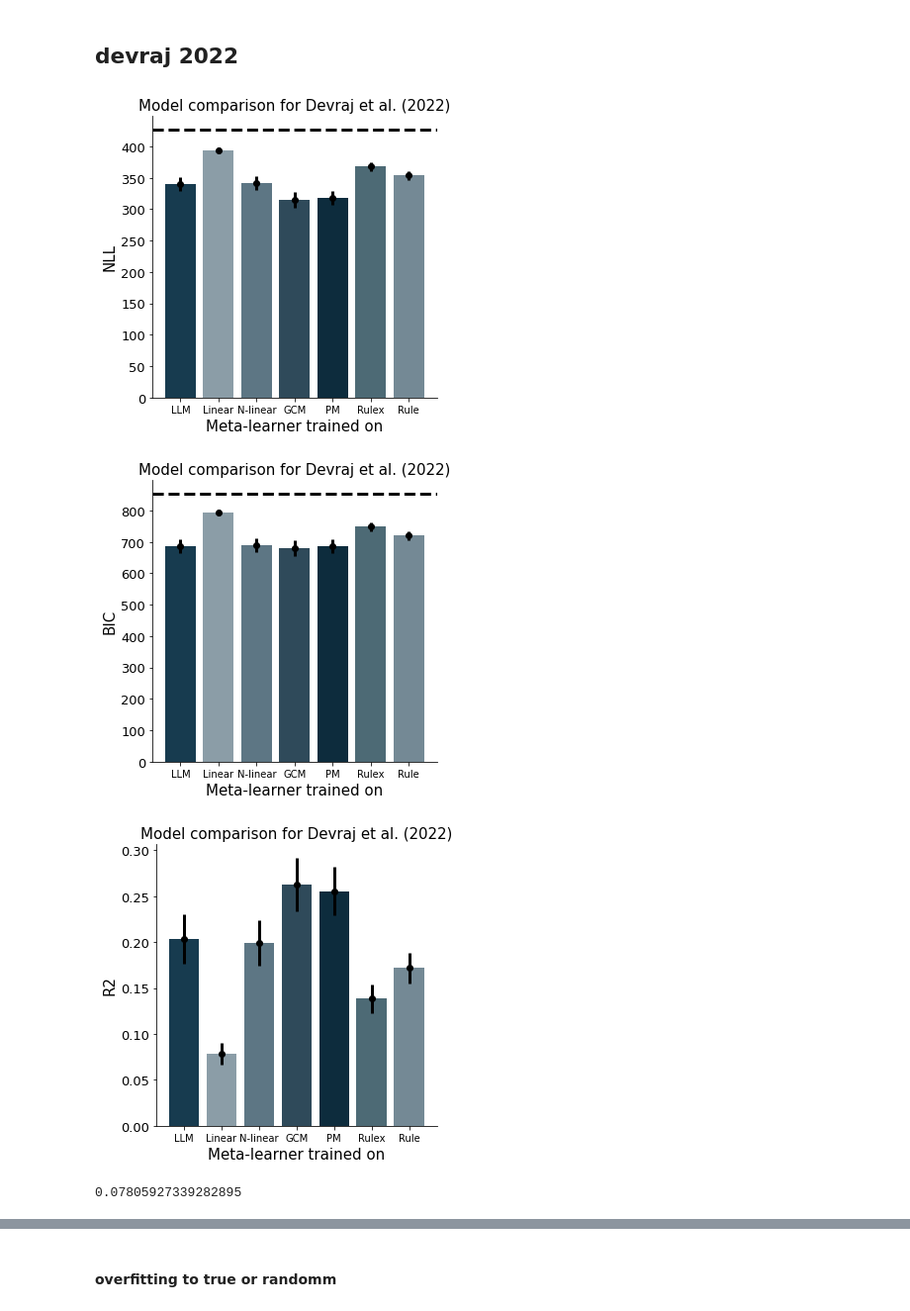
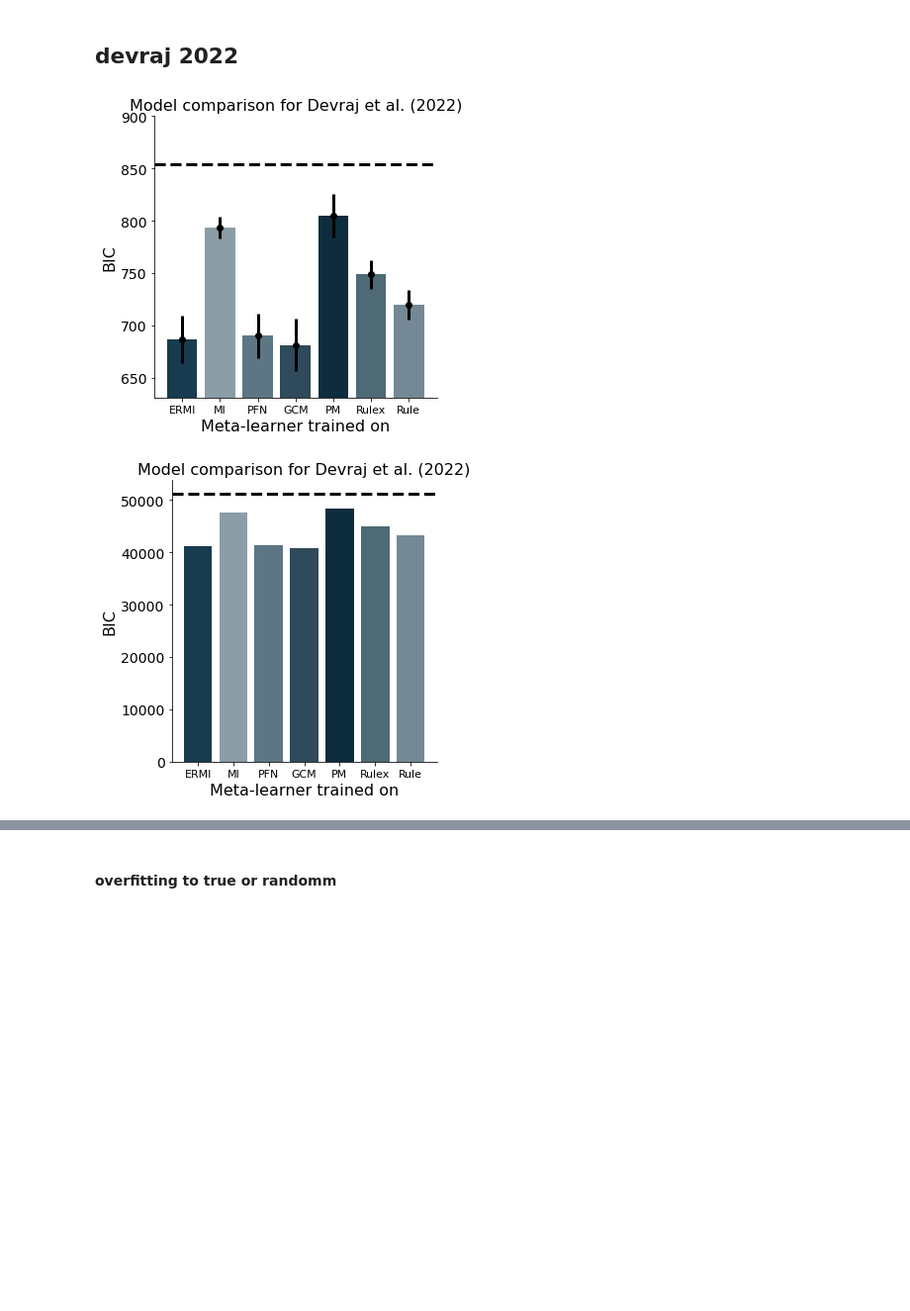
Before and after one commit to akjagadish/vanilla-llama, a Jupyter notebook: categorisation/notebooks/model_comparison.ipynb, the cells around one changed output, grey strips where cells are left out. Shown at 99% size. Cells and saved outputs as stored; diff of their text form; code cells hidden in the pictures; blank space fills up the shorter version.

```diff
--- a/categorisation/notebooks/model_comparison.ipynb
+++ b/categorisation/notebooks/model_comparison.ipynb
@@ -93,7 +127,7 @@ models = ['devraj2022_env=claude_generated_tasks_paramsNA_dim6_data500_tasks1291
           'devraj2022_rulex_runs=1_iters=1_blocks=1_loss=nll_exception=True', \
           'devraj2022_rulex_runs=1_iters=1_blocks=1_loss=nll_exception=False',
          ]
-
+task_name = 'Devraj et al. (2022)'
 # models = [model + "_true" for model in models]
 # models = [model + "_random" for model in models]
 
@@ -138,66 +172,82 @@ for model_name in models:
     bics.append(bic)
 
 num_participants = len(nlls[0])
-MODELS = ['LLM', 'Linear', 'N-linear', 'GCM', 'PM', 'Rulex', 'Rule']
+MODELS = ['ERMI', 'MI', 'PFN', 'GCM', 'PM', 'Rulex', 'Rule']
 MODELS = MODELS[:len(nlls)]
 # set colors depending on number of models in MODELS
 colors = ['#173b4f', '#8b9da7', '#5d7684', '#2f4a5a', '#0d2c3d', '#4d6a75', '#748995']
 # compare mean nlls across models in a bar plot
-f, ax = plt.subplots(1, 1, figsize=(5,5))
-bar_positions = np.arange(len(nlls))*0.5
-ax.bar(bar_positions, np.array(nlls).mean(1), color=colors, width=0.4)
-ax.errorbar(bar_positions, np.array(nlls).mean(1), yerr=np.array(nlls).std(1)/np.sqrt(num_participants-1), c='k', lw=3, fmt="o")
-# add chance level line for 616 trials with binary choices
-ax.axhline(y=-np.log(0.5)*num_trials, color='k', linestyle='--', lw=3)
-ax.set_xlabel('Meta-learner trained on', fontsize=FONTSIZE)
-ax.set_ylabel('NLL', fontsize=FONTSIZE)
-ax.set_xticks(bar_positions)  # Set x-tick positions to bar_positions
-ax.set_xticklabels(MODELS, fontsize=FONTSIZE-5)  # Assign category names to x-tick labels
-ax.set_title(f'Model comparison for Devraj et al. (2022)', fontsize=FONTSIZE)
-# plt.xticks(fontsize=FONTSIZE-2)
-plt.yticks(fontsize=FONTSIZE-2)
-sns.despine()
-f.tight_layout()
-plt.show()
+# f, ax = plt.subplots(1, 1, figsize=(5,5))
+# bar_positions = np.arange(len(nlls))*0.5
+# ax.bar(bar_positions, np.array(nlls).mean(1), color=colors, width=0.4)
+# ax.errorbar(bar_positions, np.array(nlls).mean(1), yerr=np.array(nlls).std(1)/np.sqrt(num_participants-1), c='k', lw=3, fmt="o")
+# # add chance level line for 616 trials with binary choices
+# ax.axhline(y=-np.log(0.5)*num_trials, color='k', linestyle='--', lw=3)
+# ax.set_xlabel('Meta-learner trained on', fontsize=FONTSIZE)
+# ax.set_ylabel('NLL', fontsize=FONTSIZE)
+# ax.set_xticks(bar_positions)  # Set x-tick positions to bar_positions
+# ax.set_xticklabels(MODELS, fontsize=FONTSIZE-5)  # Assign category names to x-tick labels
+# ax.set_title(f'Model comparison for Devraj et al. (2022)', fontsize=FONTSIZE)
+# # plt.xticks(fontsize=FONTSIZE-2)
+# plt.yticks(fontsize=FONTSIZE-2)
+# sns.despine()
+# f.tight_layout()
+# plt.show()
 
 # compare mean bics across models in a bar plot
+#bics = np.array(bics)[:, keep_participants]
 f, ax = plt.subplots(1, 1, figsize=(5,5))
 bar_positions = np.arange(len(bics))*0.5
 ax.bar(bar_positions, np.array(bics).mean(1), color=colors, width=0.4)
 ax.errorbar(bar_positions, np.array(bics).mean(1), yerr=np.array(bics).std(1)/np.sqrt(num_participants-1), c='k', lw=3, fmt="o")
 # add chance level line for 616 trials with binary choices
 ax.axhline(y=-np.log(0.5)*num_trials*2, color='k', linestyle='--', lw=3)
 ax.set_xlabel('Meta-learner trained on', fontsize=FONTSIZE)
 ax.set_ylabel('BIC', fontsize=FONTSIZE)
 ax.set_xticks(bar_positions)  # Set x-tick positions to bar_positions
 ax.set_xticklabels(MODELS, fontsize=FONTSIZE-5)  # Assign category names to x-tick labels
 ax.set_title(f'Model comparison for Devraj et al. (2022)', fontsize=FONTSIZE)
+ax.set_ylim([np.array(bics).mean(1).min()-50, 900])
 # plt.xticks(fontsize=FONTSIZE-2)
 plt.yticks(fontsize=FONTSIZE-2)
 sns.despine()
 f.tight_layout()
 plt.show()
 
-num_participants = len(nlls[0])
-# compare mean r2s across models in a bar plot
+#bics = np.array(bics)[:, keep_participants]
 f, ax = plt.subplots(1, 1, figsize=(5,5))
-bar_positions = np.arange(len(r2s))*0.5
-ax.bar(bar_positions, np.array(r2s).mean(1), color=colors, width=0.4)
-ax.errorbar(bar_positions, np.array(r2s).mean(1), yerr=np.array(r2s).std(1)/np.sqrt(num_participants-1), c='k', lw=3, fmt="o")
+bar_positions = np.arange(len(bics))*0.5
+ax.bar(bar_positions, np.array(bics).sum(1), color=colors, width=0.4)
+#ax.errorbar(bar_positions, np.array(bics).mean(1), yerr=np.array(bics).std(1)/np.sqrt(num_participants-1), c='k', lw=3, fmt="o")
+# add chance level line for 616 trials with binary choices
+ax.axhline(y=-np.log(0.5)*num_trials*2*num_participants, color='k', linestyle='--', lw=3)
 ax.set_xlabel('Meta-learner trained on', fontsize=FONTSIZE)
-ax.set_ylabel('R2', fontsize=FONTSIZE)
+ax.set_ylabel('BIC', fontsize=FONTSIZE)
 ax.set_xticks(bar_positions)  # Set x-tick positions to bar_positions
 ax.set_xticklabels(MODELS, fontsize=FONTSIZE-5)  # Assign category names to x-tick labels
 ax.set_title(f'Model comparison for Devraj et al. (2022)', fontsize=FONTSIZE)
+# ax.set_ylim([np.array(bics).mean(1).min()-50, 900])
+# plt.xticks(fontsize=FONTSIZE-2)
 plt.yticks(fontsize=FONTSIZE-2)
 sns.despine()
 f.tight_layout()
 plt.show()
+
+# num_participants = len(nlls[0])
+# # compare mean r2s across models in a bar plot
+# f, ax = plt.subplots(1, 1, figsize=(5,5))
+# bar_positions = np.arange(len(r2s))*0.5
+# ax.bar(bar_positions, np.array(r2s).mean(1), color=colors, width=0.4)
+# ax.errorbar(bar_positions, np.array(r2s).mean(1), yerr=np.array(r2s).std(1)/np.sqrt(num_participants-1), c='k', lw=3, fmt="o")
+# ax.set_xlabel('Meta-learner trained on', fontsize=FONTSIZE)
+# ax.set_ylabel('R2', fontsize=FONTSIZE)
+# ax.set_xticks(bar_positions)  # Set x-tick positions to bar_positions
+# ax.set_xticklabels(MODELS, fontsize=FONTSIZE-5)  # Assign category names to x-tick labels
+# ax.set_title(f'Model comparison for Devraj et al. (2022)', fontsize=FONTSIZE)
+# plt.yticks(fontsize=FONTSIZE-2)
+# sns.despine()
+# f.tight_layout()
+# plt.show()
 # %% [output]
-[figure, old version]
+[figure, new version]
-[figure, old version]
+[figure, new version]
-[figure, removed]
-# %%
-np.median(fits['betas'])
-# %% [output]
-0.07805927339282895
```
Also changed, not shown: parts of 25 cells of this notebook, 2 other files.
